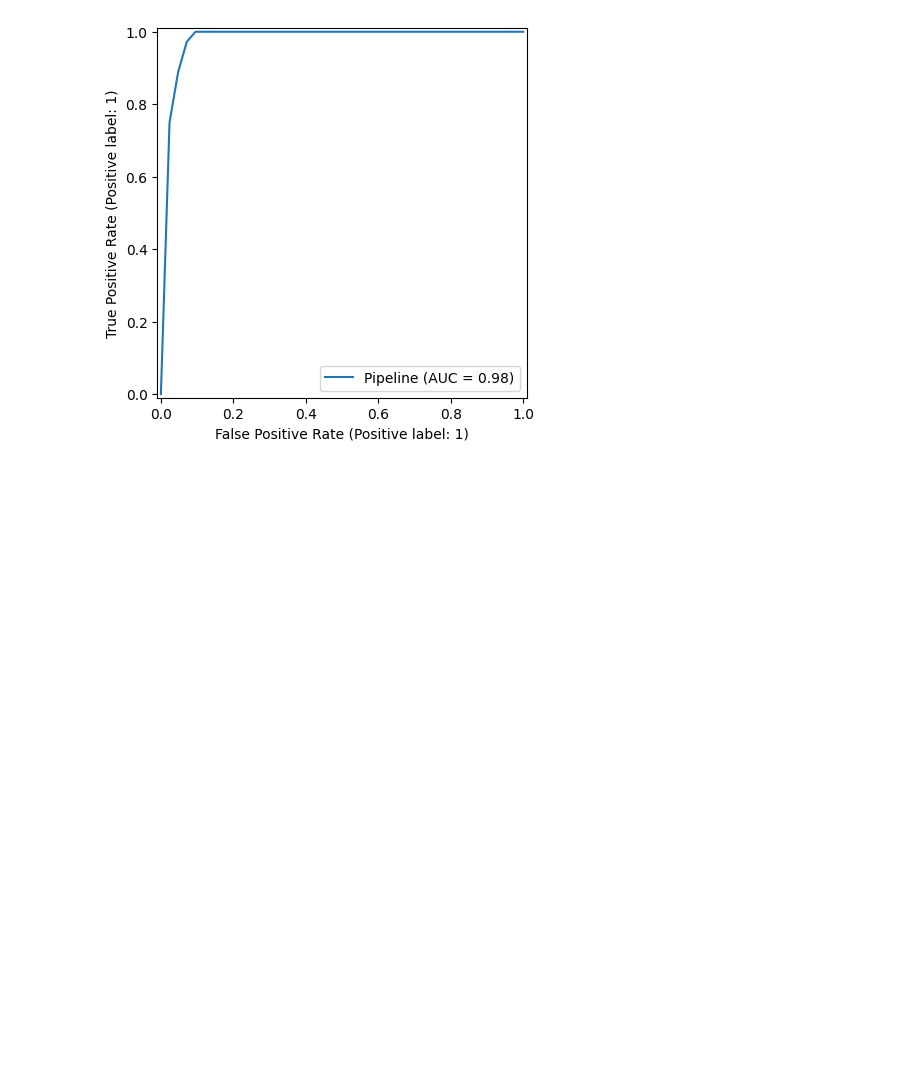
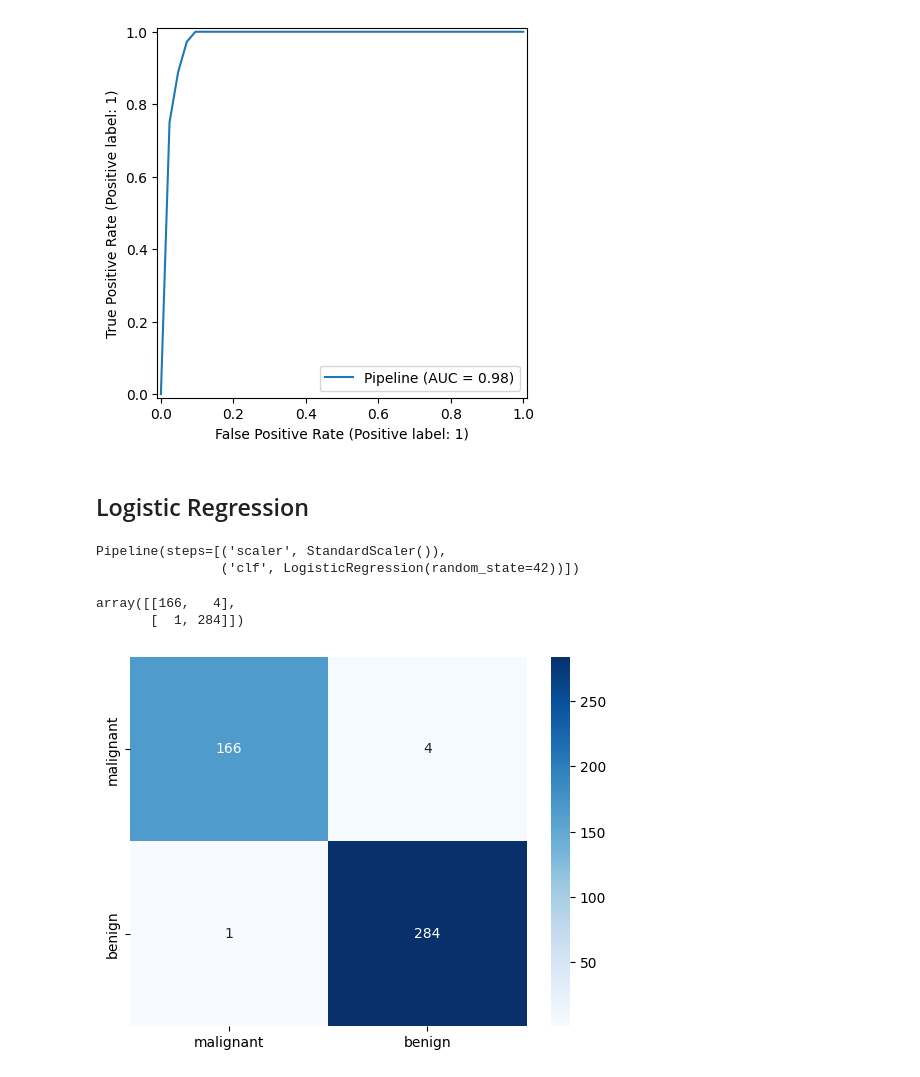
Before and after one commit to JakeOh/202505_BD50, a Jupyter notebook: lab_da/ml09_classification.ipynb, the cells around one changed output. Drawn from its saved outputs; the diff is of its cells as text; code cells hidden in the pictures; blank space fills up the shorter version.

```diff
--- a/lab_da/ml09_classification.ipynb
+++ b/lab_da/ml09_classification.ipynb
@@ -317,3 +348,27 @@ RocCurveDisplay.from_estimator(knn, X_test, y_test)
 plt.show()
 # %% [output]
 [figure]
+# %% [markdown]
+## Logistic Regression
+# %%
+logit = Pipeline(steps=[('scaler', StandardScaler()),
+                        ('clf', LogisticRegression(random_state=42))])  # ML 모델 생성
+# %%
+logit.fit(X_train, y_train)  # ML 모델 훈련
+# %% [output]
+Pipeline(steps=[('scaler', StandardScaler()),
+                ('clf', LogisticRegression(random_state=42))])
+# %%
+train_pred = logit.predict(X_train)  # 훈련 셋 예측값
+# %%
+conf_mat_train = confusion_matrix(y_train, train_pred)
+conf_mat_train
+# %% [output]
+array([[166,   4],
+       [  1, 284]])
+# %%
+sns.heatmap(data=conf_mat_train, cmap='Blues', annot=True, fmt='d',
+            xticklabels=cancer.target_names, yticklabels=cancer.target_names)
+plt.show()
+# %% [output]
+[figure, added]
```
Also changed, not shown: parts of 20 cells of this notebook.
